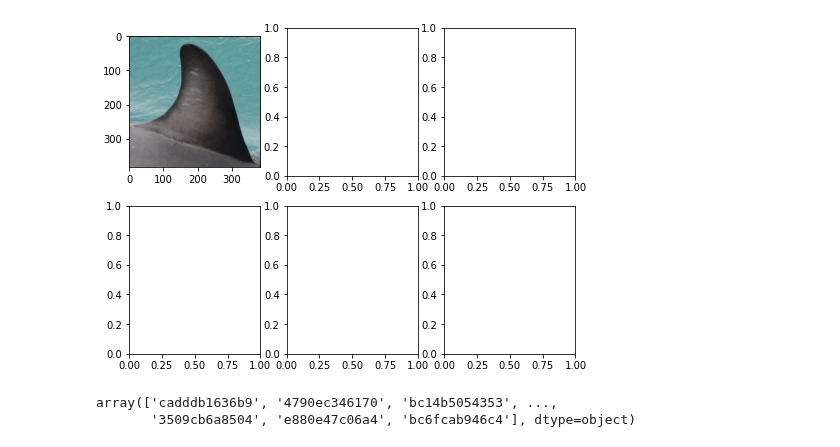
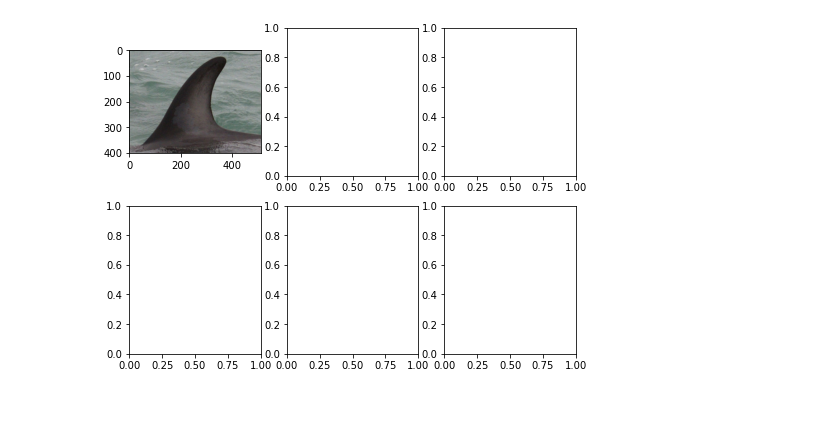
Before and after one commit to ptran1203/whale, a Jupyter notebook: eda.ipynb, the cells around one changed output. Drawn from its saved outputs; the diff is of its cells as text; code cells hidden in the pictures; blank space fills up the shorter version.

```diff
--- a/eda.ipynb
+++ b/eda.ipynb
@@ -2,39 +2,34 @@
 import pandas as pd
 import cv2
 import matplotlib.pyplot as plt
 import numpy as np
 import seaborn as sns
 
 train_df = pd.read_csv('data/train_kfold.csv')
-img_dir = 'D:/whale_data/train_images-384-384/train_images-384-384'
-img_dir = '/Users/macbook/works/train_images-384-384'
+img_dir = 'D:/whalefull/working/data/train_images'
+# img_dir = '/Users/macbook/works/train_images-384-384'
 ids = train_df[train_df.sample_count == 1].individual_id.unique()
 
 def random_show(train_df):
     iid = np.random.choice(ids)
     samples = train_df[train_df.individual_id == iid]
     imgs = []
     for i, row in samples.iterrows():
         img = cv2.imread(f'{img_dir}/{row.image}')[:, :, ::-1]
         if img is not None:
             imgs.append(img)
 
     fig = plt.figure(figsize=(8, 6))
     columns = 3
     rows = 2
     for i in range(0, columns*rows):
         fig.add_subplot(rows, columns, i+1)
         if i < len(imgs):
 
             plt.imshow(imgs[i])
     plt.show()
 
 random_show(train_df)
 # %% [output]
-[figure, old version]
+[figure, new version]
-# %%
-ids
-# %% [output]
-array(['cadddb1636b9', '4790ec346170', 'bc14b5054353', ...,
-       '3509cb6a8504', 'e880e47c06a4', 'bc6fcab946c4'], dtype=object)
 # %%
```
Also changed, not shown: parts of 8 cells of this notebook, 1 other file.
